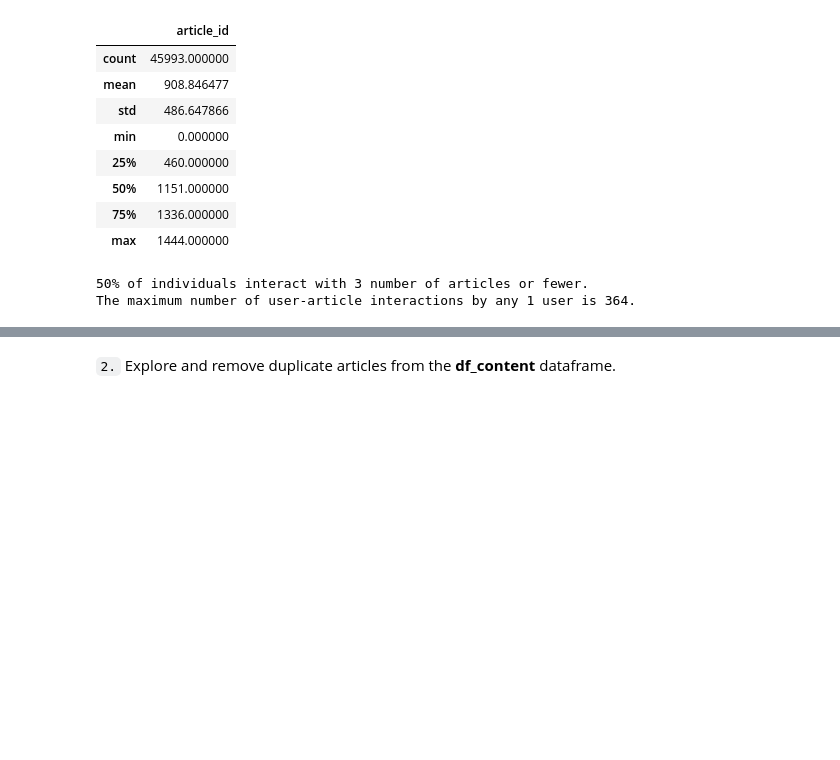
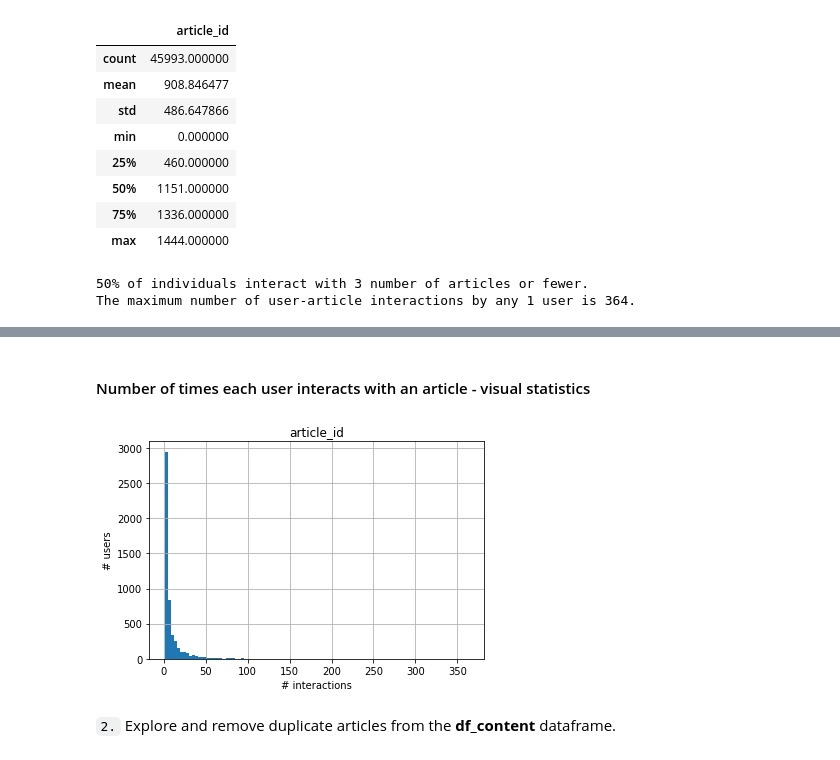
Before and after one commit to Wolfgang90/ds_p6_recommendation_engines, a Jupyter notebook: Recommendations_with_IBM.ipynb, the cells around one changed output, grey strips where cells are left out. Cells and saved outputs as stored; diff of their text form; code cells hidden in the pictures; blank space fills up the shorter version.

```diff
--- a/Recommendations_with_IBM.ipynb
+++ b/Recommendations_with_IBM.ipynb
@@ -96,10 +96,10 @@ df.describe()
 | max | 1444.000000 |
 # %%
 # Fill in the median and maximum number of user_article interactios below
-user_article_interactions = df[['email','article_id']].groupby('email',as_index=False).count()
+user_article_interactions_per_user = df[['email','article_id']].groupby('email',as_index=False).count()
 
-median_val = int(user_article_interactions['article_id'].median())
-max_views_by_user = user_article_interactions['article_id'].max()
+median_val = int(user_article_interactions_per_user['article_id'].median())
+max_views_by_user = user_article_interactions_per_user['article_id'].max()
 
 print("50% of individuals interact with {} number of articles or fewer.".format(median_val))
 print("The maximum number of user-article interactions by any 1 user is {}.".format(max_views_by_user))
@@ -109,3 +123,12 @@ The maximum number of user-article interactions by any 1 user is 364.
+# %% [markdown]
+#### Number of times each user interacts with an article - visual statistics
+# %%
+user_article_interactions_per_user.hist(bins=100)
+plt.xlabel('# interactions')
+plt.ylabel('# users')
+plt.show()
+# %% [output]
+[figure, added]
 # %% [markdown]
 `2.` Explore and remove duplicate articles from the **df_content** dataframe.
 # %%
```
Also changed, not shown: parts of 8 cells of this notebook.
